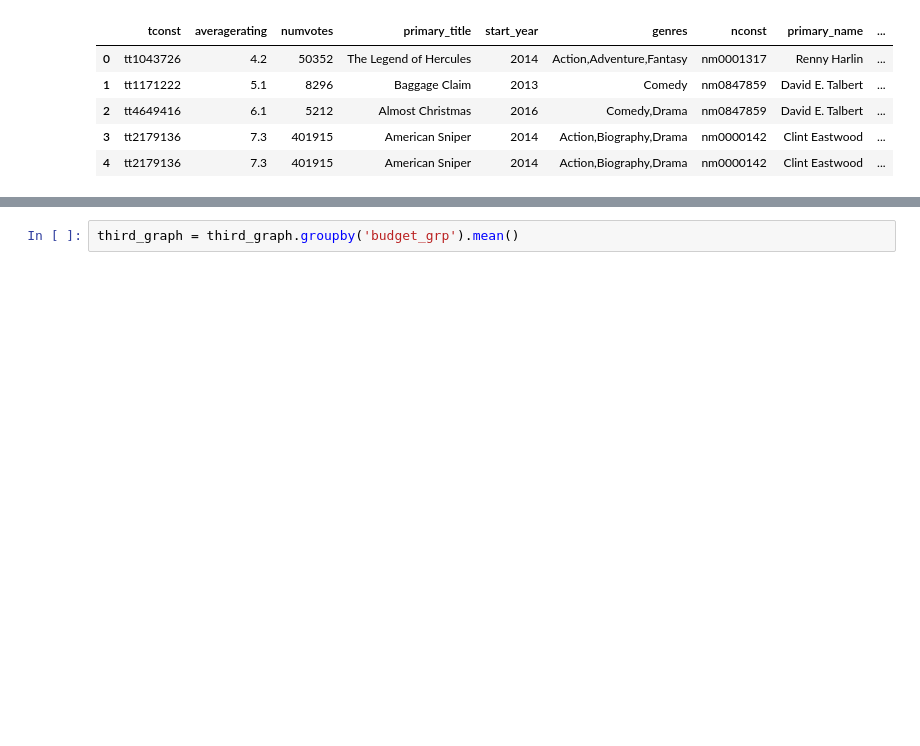
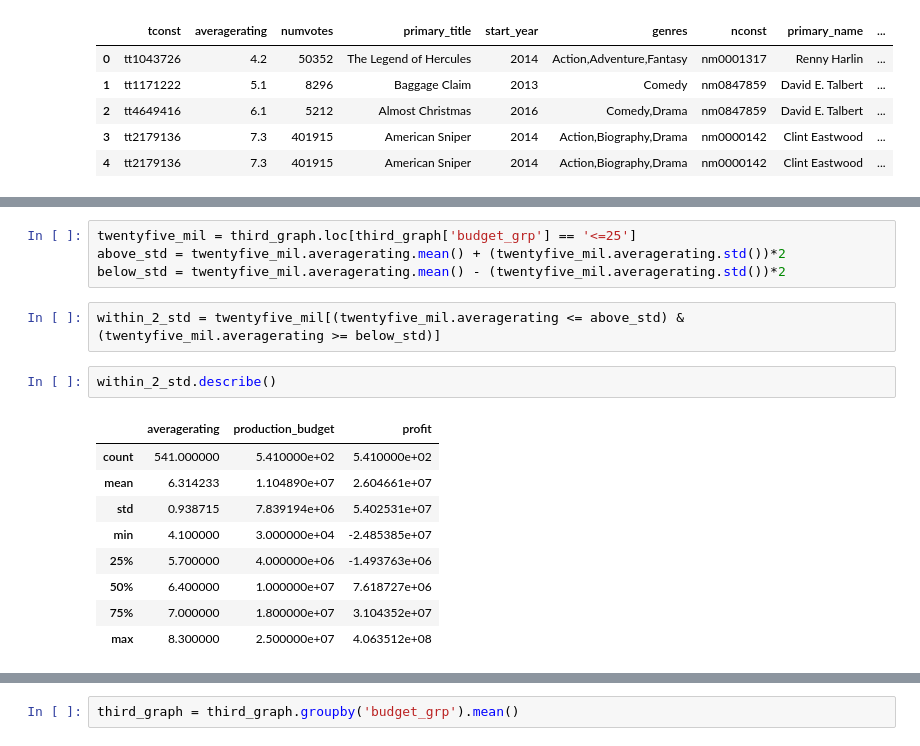
Before and after one commit to Benjamin2817/Microsoft-Movie-Analysis, a Jupyter notebook: Movie Analysis For Microsoft.ipynb, the cells around one changed output, grey strips where cells are left out. Saved outputs shown, nothing was run; the diff lists cells and outputs as text; blank space fills up the shorter version.

```diff
--- a/Movie Analysis For Microsoft.ipynb
+++ b/Movie Analysis For Microsoft.ipynb
@@ -157,0 +167,18 @@ See the caveats in the documentation: https://pandas.pydata.org/pandas-docs/stab
+# %%
+twentyfive_mil = third_graph.loc[third_graph['budget_grp'] == '<=25']
+above_std = twentyfive_mil.averagerating.mean() + (twentyfive_mil.averagerating.std())*2
+below_std = twentyfive_mil.averagerating.mean() - (twentyfive_mil.averagerating.std())*2
+# %%
+within_2_std = twentyfive_mil[(twentyfive_mil.averagerating <= above_std) & (twentyfive_mil.averagerating >= below_std)]
+# %%
+within_2_std.describe()
+# %% [output]
+|  | averagerating | production_budget | profit |
+| count | 541.000000 | 5.410000e+02 | 5.410000e+02 |
+| mean | 6.314233 | 1.104890e+07 | 2.604661e+07 |
+| std | 0.938715 | 7.839194e+06 | 5.402531e+07 |
+| min | 4.100000 | 3.000000e+04 | -2.485385e+07 |
+| 25% | 5.700000 | 4.000000e+06 | -1.493763e+06 |
+| 50% | 6.400000 | 1.000000e+07 | 7.618727e+06 |
+| 75% | 7.000000 | 1.800000e+07 | 3.104352e+07 |
+| max | 8.300000 | 2.500000e+07 | 4.063512e+08 |
```
Also changed, not shown: parts of 5 cells of this notebook, 1 other file.
